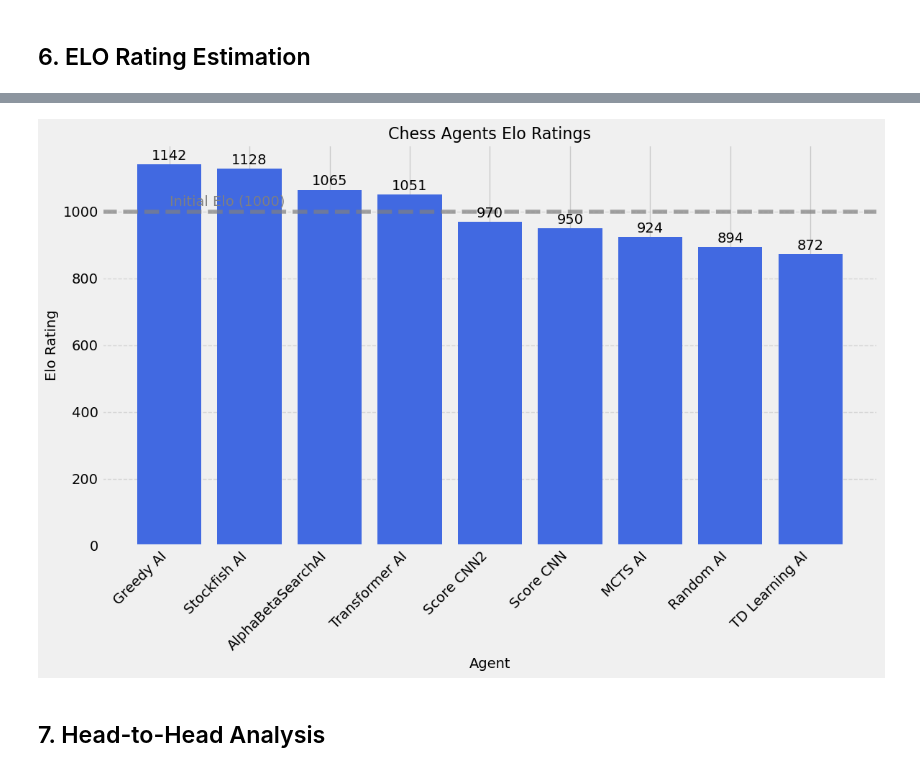
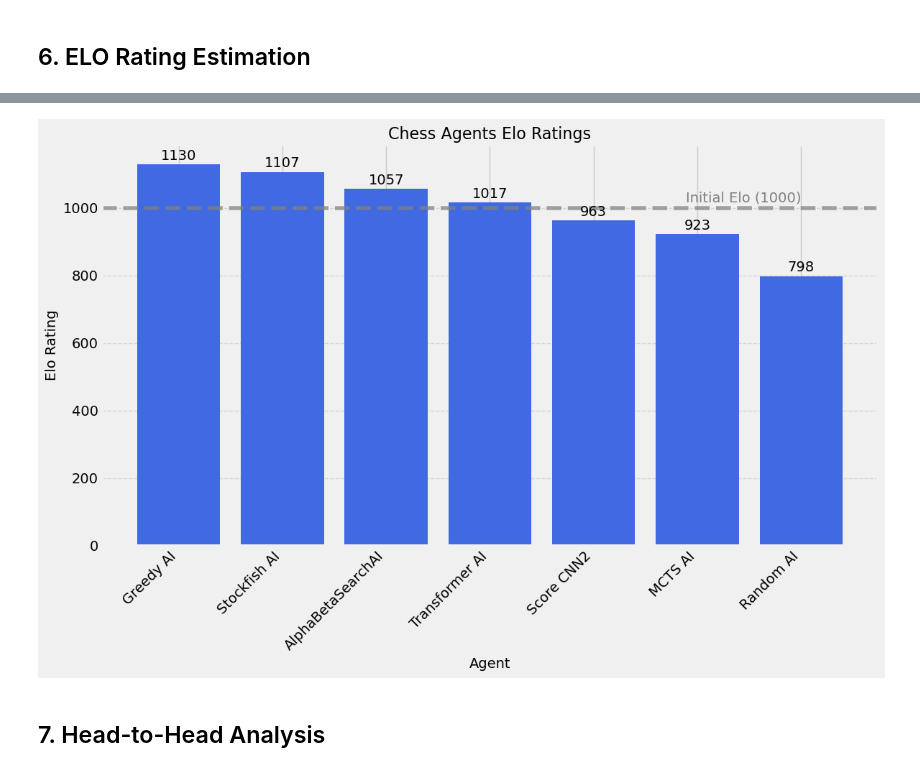
Before and after one commit to Enzo-py/chess-bot, a Jupyter notebook: backend/data/analysis.ipynb, the cells around one changed output, grey strips where cells are left out. Cells and saved outputs as stored; diff of their text form; code cells hidden in the pictures.

Commit message:
final analysis notebook

```diff
--- a/backend/data/analysis.ipynb
+++ b/backend/data/analysis.ipynb
@@ -133,10 +133,36 @@ def extract_game_data(game_data):
     return pd.DataFrame(games)
 
 
+# First extract all unique agent names from the data
+available_agents = set()
+for game in data:
+    if "white" in game:
+        available_agents.add(game["white"])
+    if "black" in game:
+        available_agents.add(game["black"])
+
+# Print available agents for reference
+print("Available agents:")
+for agent in sorted(available_agents):
+    print(f"- {agent}")
+
+# Define which agents to include in the analysis
+# Modify this list to filter which agents you want to analyze
+selected_agents = list(available_agents)  # Default: include all agents
+selected_agents = ["AlphaBetaSearchAI", "Greedy AI", "MCTS AI", "Random AI", "Score CNN2", "Stockfish AI", "Transformer AI"]
+# To analyze only specific agents, modify the list, e.g.: selected_agents = ["Random AI"]
+
 # Transform the data
 try:
+    # First extract all the data
     df = extract_game_data(data)
     print(f"Successfully created DataFrame with {len(df)} rows")
+
+    # Then filter by selected agents if the list is not empty
+    if selected_agents:
+        df = df[df['agent'].isin(selected_agents)]
+        print(f"Filtered to {len(df)} rows after selecting agents: {', '.join(selected_agents)}")
+
     display(df.head())
 except Exception as e:
     print(f"Error creating DataFrame: {e}")
@@ -535,35 +562,35 @@ plt.show()
 
 # Create a simple bar chart of Elo ratings
 plt.figure(figsize=(12, 8))
 
 # Sort agents by Elo rating for better visualization
 sorted_agents = sorted(elo_ratings.items(), key=lambda x: x[1], reverse=True)
 agents = [agent for agent, _ in sorted_agents]
 ratings = [rating for _, rating in sorted_agents]
 
 # Create the bar chart
 bars = plt.bar(agents, ratings, color='royalblue')
 
 # Add value labels on top of each bar
 for bar in bars:
     height = bar.get_height()
     plt.text(bar.get_x() + bar.get_width()/2., height + 5,
              f'{int(height)}', ha='center', va='bottom')
 
 # Customize the plot
 plt.axhline(y=1000, color='gray', linestyle='--', alpha=0.7)
-plt.text(0, 1010, 'Initial Elo (1000)', ha='left', va='bottom', color='gray')
+plt.text(6, 1010, 'Initial Elo (1000)', ha='right', va='bottom', color='gray')
 
 plt.title('Chess Agents Elo Ratings', fontsize=16)
 plt.xlabel('Agent', fontsize=14)
 plt.ylabel('Elo Rating', fontsize=14)
 plt.xticks(rotation=45, ha='right')
 plt.tight_layout()
 plt.grid(axis='y', linestyle='--', alpha=0.7)
 
 plt.show()
 # %% [output]
-[figure, old version]
+[figure, new version]
 # %% [markdown]
 ## 7. Head-to-Head Analysis
 # %%
```
Also changed, not shown: parts of 9 cells of this notebook.
